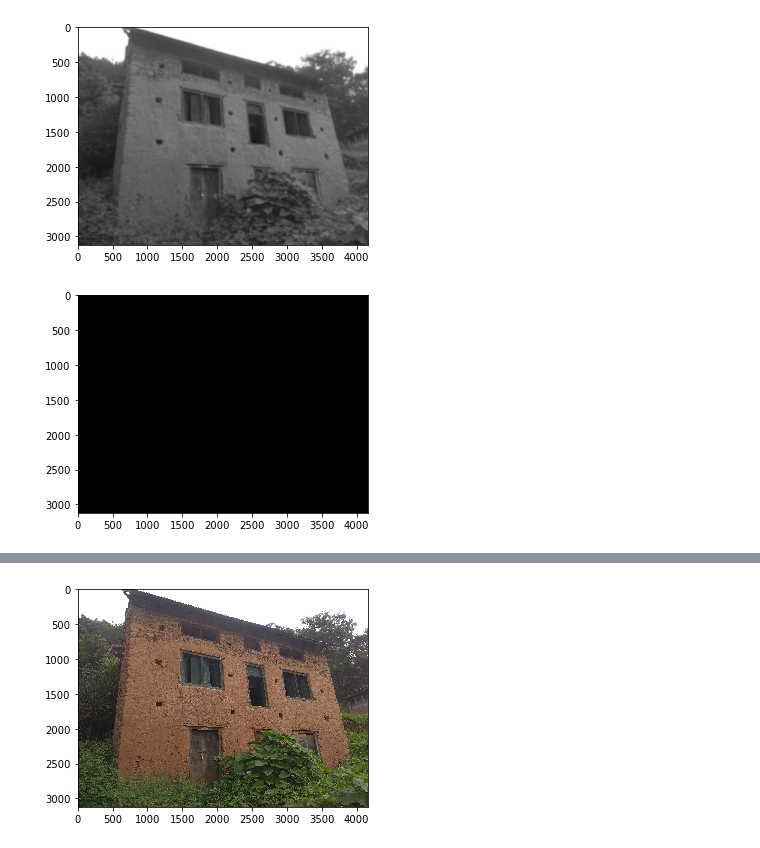
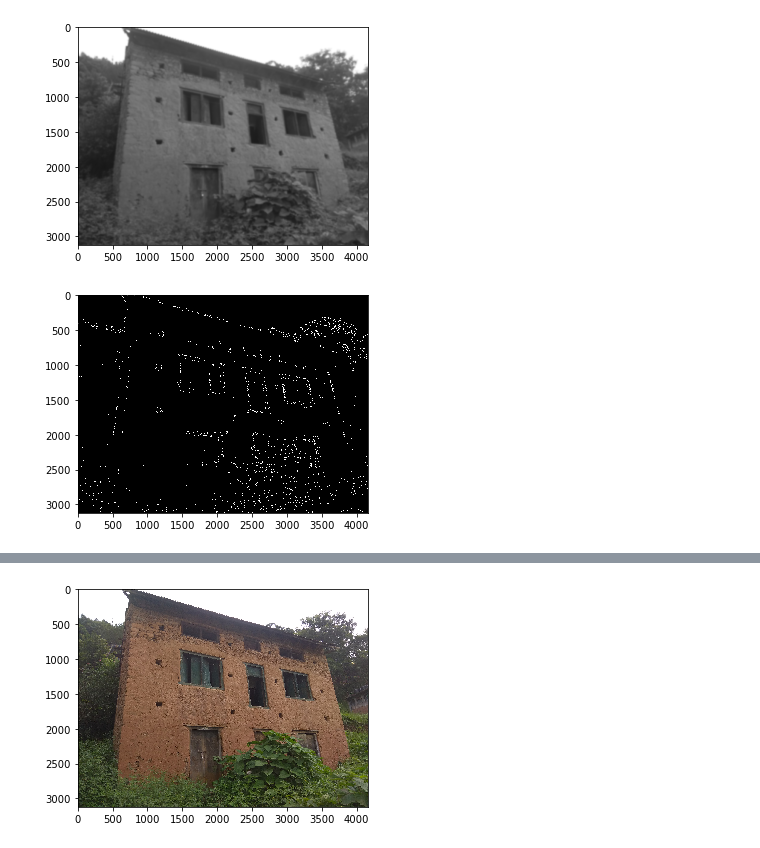
Before and after one commit to MSIA/MSiA400_GrandTeton, a Jupyter notebook: feature_testing_real.ipynb, the cells around one changed output, grey strips where cells are left out. Saved outputs shown, nothing was run; the diff lists cells and outputs as text; code cells hidden in the pictures.

```diff
--- a/feature_testing_real.ipynb
+++ b/feature_testing_real.ipynb
@@ -676,8 +668,9 @@ plt.show()
 # %% [output]
 [figure]
 # %%
-edges_real = cv2.Canny(img_filtered, 1, 1000)
+edges_real = cv2.Canny(img_filtered, 8, 12)
 plt.imshow(cv2.cvtColor(edges_real, cv2.COLOR_BGR2RGB))
 plt.show()
+# bilateral
 # %% [output]
-[figure, old version]
+[figure, new version]
```
Also changed, not shown: parts of 65 cells of this notebook.
